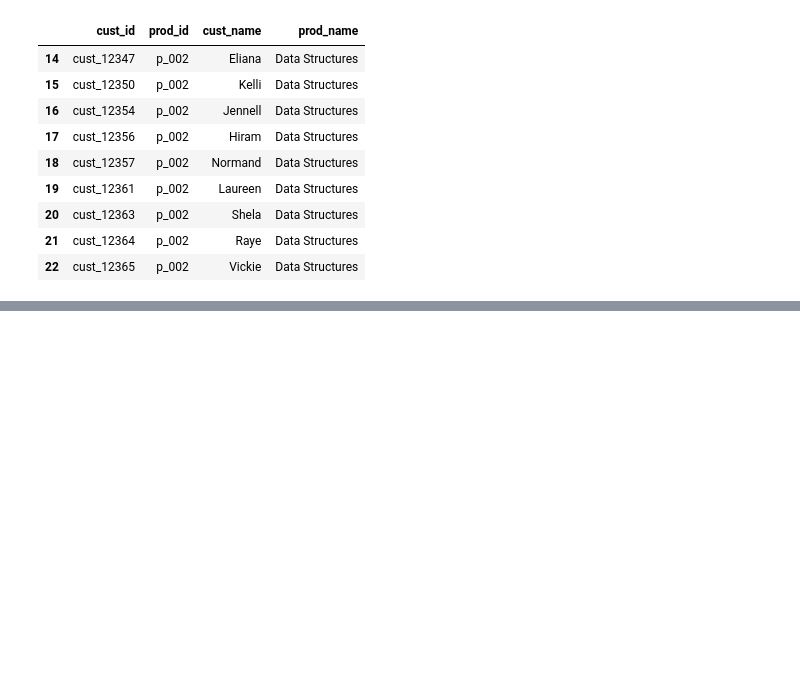
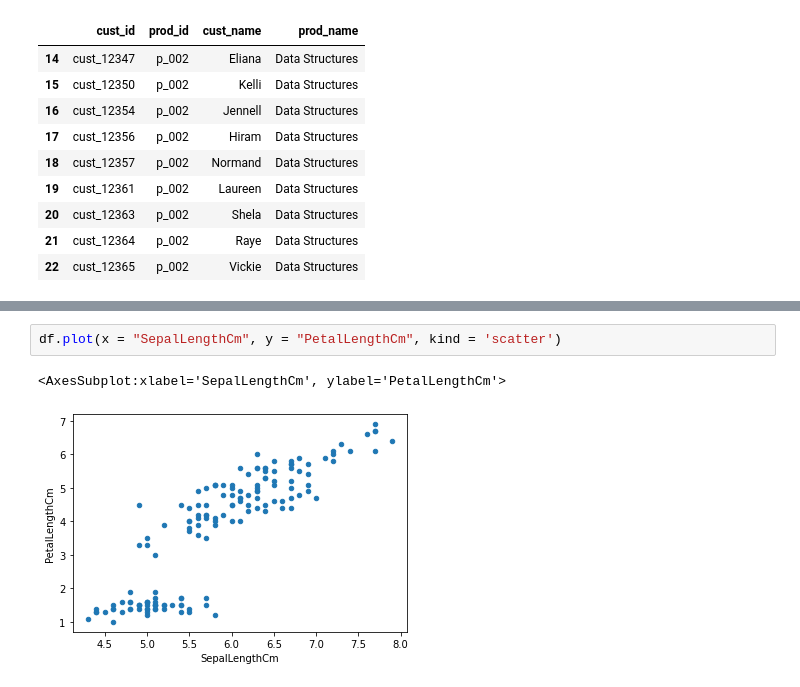
Before and after one commit to alanjoe12/Python-for-Data-Science, a Jupyter notebook: Pandas/pandas.ipynb, the cells around one changed output, grey strips where cells are left out. Cells and saved outputs as stored; diff of their text form; blank space fills up the shorter version.

```diff
--- a/Pandas/pandas.ipynb
+++ b/Pandas/pandas.ipynb
@@ -872,0 +928,5 @@ new_df.describe()
+# %%
+df.plot(x = "SepalLengthCm", y = "PetalLengthCm", kind = 'scatter')
+# %% [output]
+<AxesSubplot:xlabel='SepalLengthCm', ylabel='PetalLengthCm'>
+[figure, added]
```
Also changed, not shown: parts of 15 cells of this notebook.
